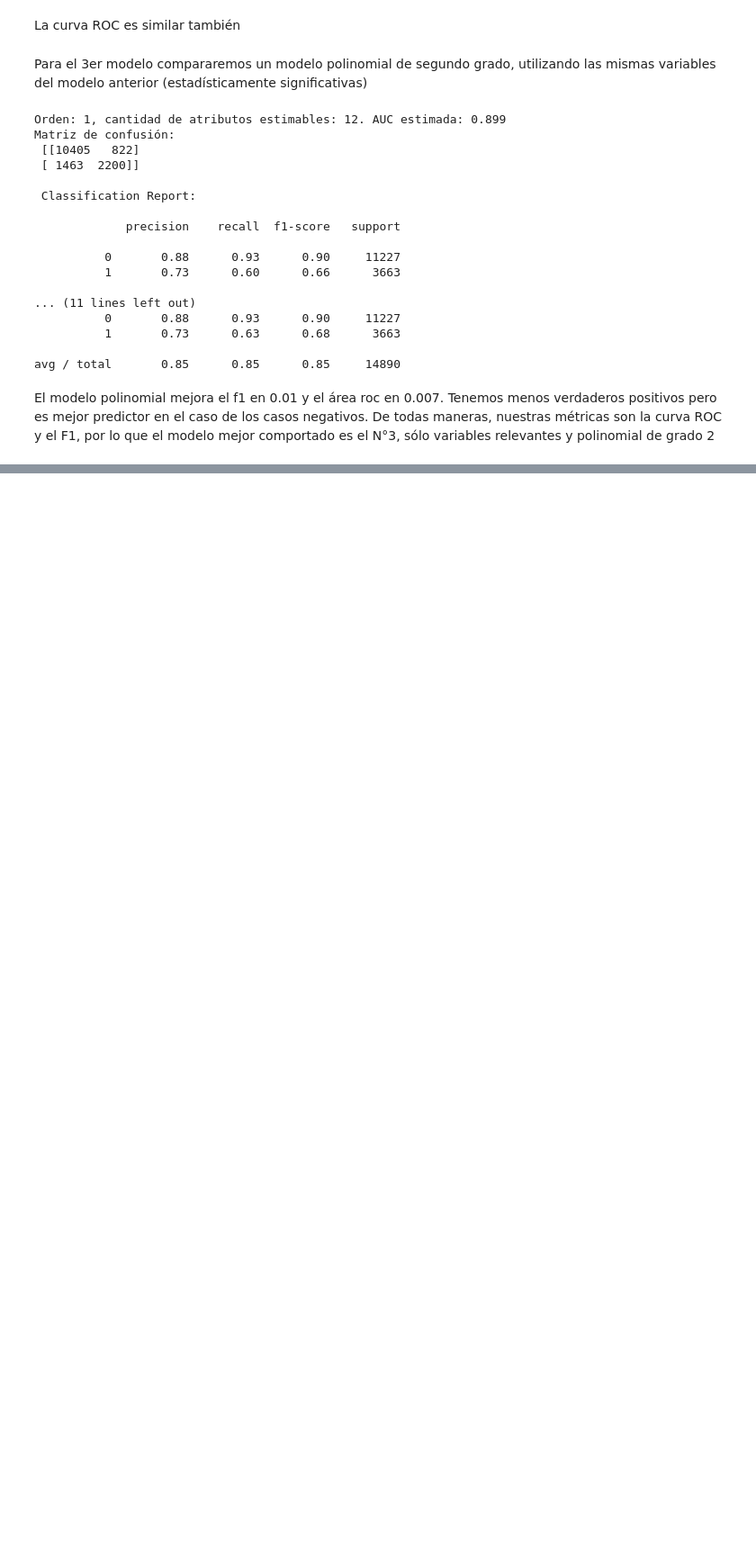
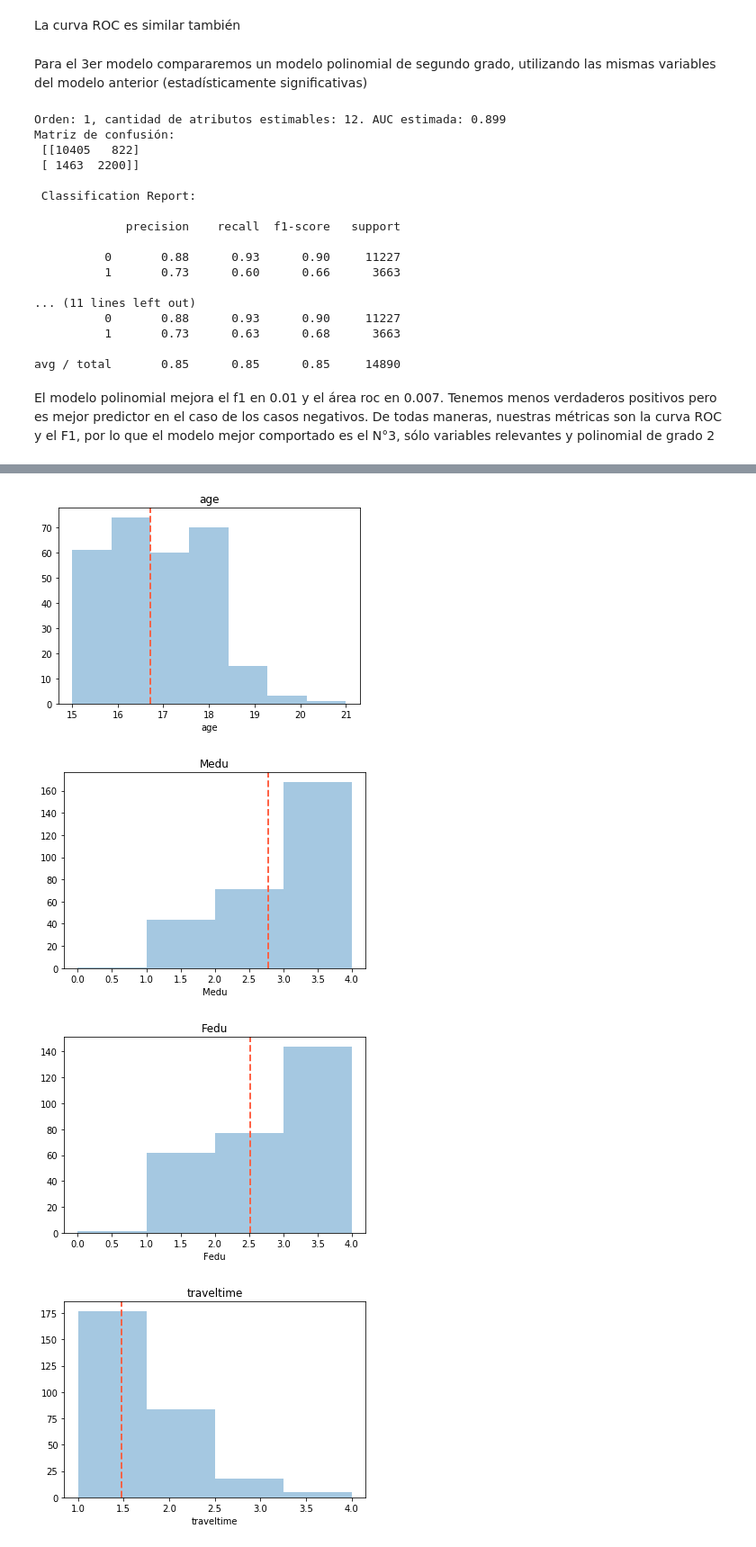
Before and after one commit to callejasv1/final-fds, a Jupyter notebook: prueba_final.ipynb, the cells around one changed output, grey strips where cells are left out. Shown at 90% size. Saved outputs shown, nothing was run; the diff lists cells and outputs as text; code cells hidden in the pictures; blank space fills up the shorter version.

```diff
--- a/prueba_final.ipynb
+++ b/prueba_final.ipynb
@@ -401,0 +416,5 @@ El modelo polinomial mejora el f1 en 0.01 y el área roc en 0.007. Tenemos menos
+# %%
+df = pd.read_csv('students.csv', sep = '|',index_col=0).replace(['sem validade', 'nulidade', 'zero'], np.nan).dropna()
+for i in ['age','health','goout','Medu','Fedu','traveltime','studytime','failures','famrel','freetime','absences','Dalc','Walc','G1','G3']:
+
+    df[i] = df[i].str.replace('\"', '').astype(int)
@@ -401,0 +444,8 @@ El modelo polinomial mejora el f1 en 0.01 y el área roc en 0.007. Tenemos menos
+# %%
+fxpy.histograms_bins(df)
+fxpy.boxplots(df)
+# %% [output]
+[figure, added]
+[figure, added]
+[figure, added]
+[figure, added]
```
Also changed, not shown: parts of 15 cells of this notebook, 2 other files.
